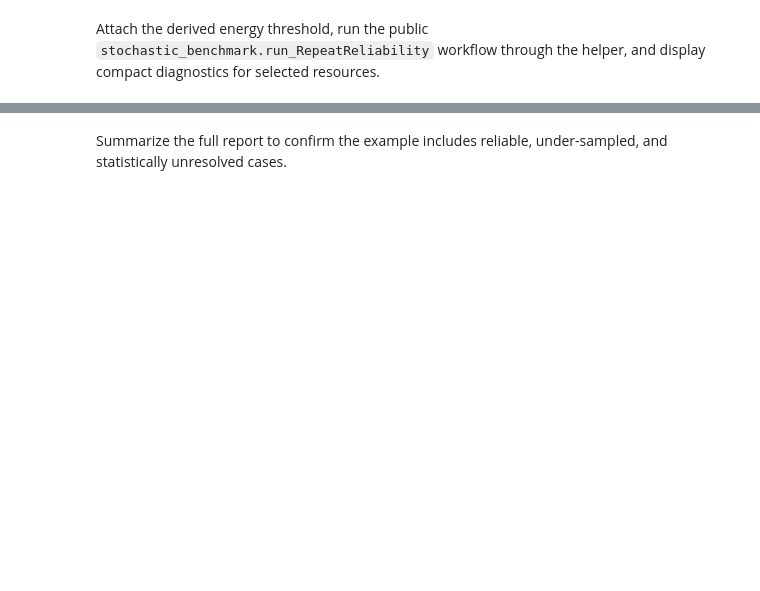
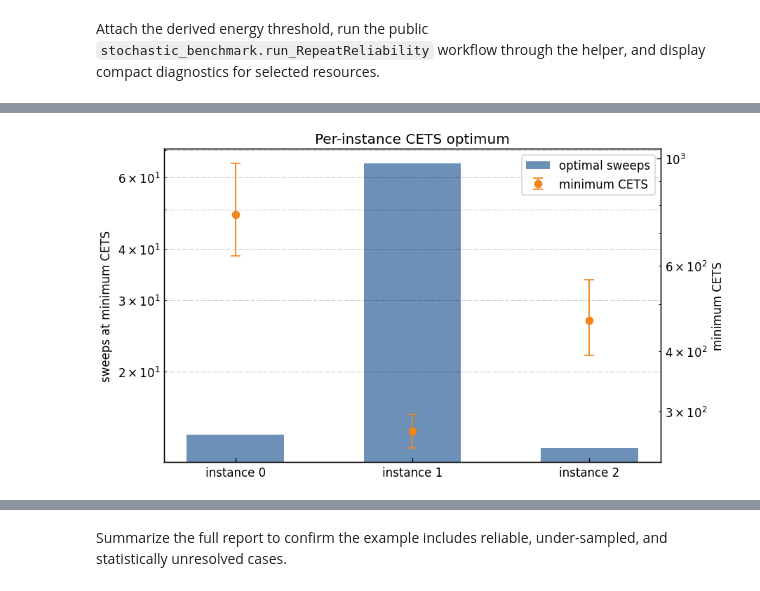
Before and after one commit to usra-riacs/stochastic-benchmark, a Jupyter notebook: examples/Simulated_Annealing/reliability_analysis.ipynb, the cells around one changed output, grey strips where cells are left out. Saved outputs shown, nothing was run; the diff lists cells and outputs as text; code cells hidden in the pictures; blank space fills up the shorter version.

```diff
--- a/examples/Simulated_Annealing/reliability_analysis.ipynb
+++ b/examples/Simulated_Annealing/reliability_analysis.ipynb
@@ -98,0 +256,73 @@ diagnostics
+# %%
+optimal_rows = (
+    plot_report.dropna(subset=["CETS", "CETS_ci_lower", "CETS_ci_upper"])
+    .sort_values(["instance", "CETS", "sweeps"])
+    .groupby("instance", group_keys=False)
+    .head(1)
+    .sort_values("instance")
+)
+assert not optimal_rows.empty
+
+x = np.arange(len(optimal_rows))
+cets_estimates = optimal_rows["CETS"].to_numpy(dtype=float)
+cets_lower_errors = np.maximum(
+    cets_estimates - optimal_rows["CETS_ci_lower"].to_numpy(dtype=float),
+    0.0,
+)
+cets_upper_errors = np.maximum(
+    optimal_rows["CETS_ci_upper"].to_numpy(dtype=float) - cets_estimates,
+    0.0,
+)
+
+fig, ax_sweeps = plt.subplots(figsize=(7.5, 4.2), constrained_layout=True)
+ax_sweeps.bar(
+    x,
+    optimal_rows["sweeps"].to_numpy(dtype=float),
+    width=0.55,
+    color="#4c78a8",
+    alpha=0.82,
+    label="optimal sweeps",
+)
+ax_sweeps.set_yscale("log")
+ax_sweeps.set_ylabel("sweeps at minimum CETS")
+ax_sweeps.set_xticks(x, [f"instance {int(instance)}" for instance in optimal_rows["instance"]])
+ax_sweeps.grid(True, axis="y", which="both", alpha=0.25)
+
+ax_cets = ax_sweeps.twinx()
+ax_cets.errorbar(
+    x,
+    cets_estimates,
+    yerr=np.vstack([cets_lower_errors, cets_upper_errors]),
+    fmt="o",
+    color="#f58518",
+    capsize=4,
+    linewidth=1.1,
+    label="minimum CETS",
+)
+ax_cets.set_yscale("log")
+ax_cets.set_ylabel("minimum CETS")
+ax_cets.set_title("Per-instance CETS optimum")
+
+handles, labels = ax_sweeps.get_legend_handles_labels()
+cets_handles, cets_labels = ax_cets.get_legend_handles_labels()
+ax_cets.legend(handles + cets_handles, labels + cets_labels, loc="upper right")
+plt.show()
+
+optimal_summary = optimal_rows.loc[
+    :,
+    [
+        "instance",
+        "sweeps",
+        "R99",
+        "R99_ci_lower",
+        "R99_ci_upper",
+        "CETS",
+        "CETS_ci_lower",
+        "CETS_ci_upper",
+        "maximum_relative_error",
+        "reliability_status",
+    ],
+].rename(columns={"sweeps": "optimal_sweeps"})
+optimal_summary
+# %% [output]
+[figure, added]
```
Also changed, not shown: parts of 7 cells of this notebook.
